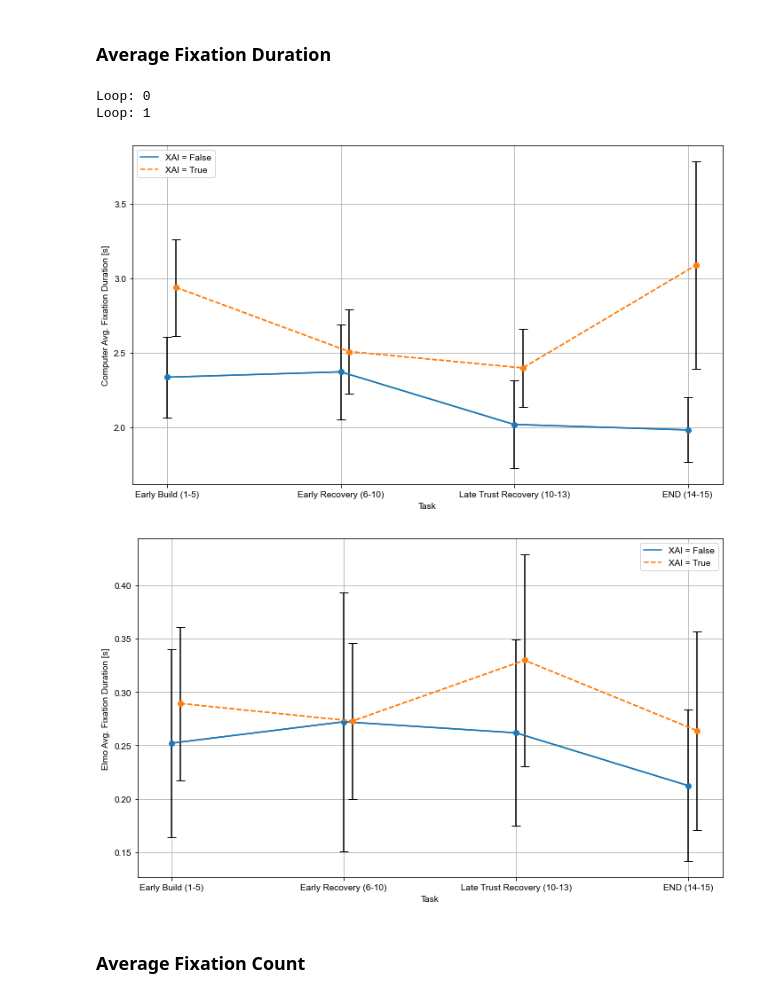
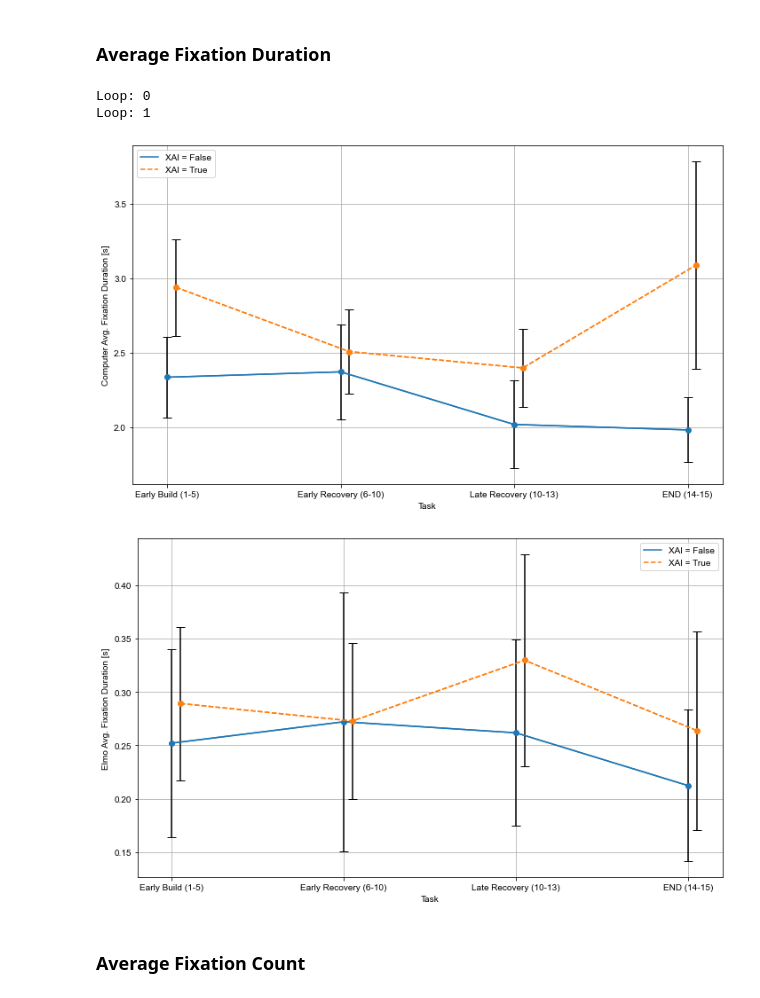
Before and after one commit to haohua13/IVT-Filter-GazeData, a Jupyter notebook: fixation_plots_by_decision.ipynb, the cells around one changed output. Cells and saved outputs as stored; diff of their text form; code cells hidden in the pictures.

```diff
--- a/fixation_plots_by_decision.ipynb
+++ b/fixation_plots_by_decision.ipynb
@@ -936,7 +936,7 @@ def plot_average_count_over_task(o_data, ox_data):
     # add together intro,tutorial and test
     task = np.concatenate((np.array([intro, tutorial]), test))
     positions = [5, 10, 15, 20]
-    labels = ['Early Build (1-5)', 'Early Recovery (6-10)', 'Late Trust Recovery (10-13)', 'END (14-15)']
+    labels = ['Early Build (1-5)', 'Early Recovery (6-10)', 'Late Recovery (10-13)', 'END (14-15)']
     task_ox = [-2, 0, 5.25, 10.25, 15.25, 20.25] # so they don't overlap
 
     plt.figure(figsize=(10, 6))
@@ -960,7 +960,7 @@ def plot_average_count_over_task(o_data, ox_data):
     # Add labels and title
     plt.xlabel('Task')
     plt.ylabel('Computer Avg. Fixation Duration [s]')
-    # plt.title('Fixation Durations Over Task')
+    plt.title('')
     plt.grid(True)
     # Show the plot
     plt.tight_layout()
@@ -976,35 +976,42 @@ def plot_average_count_over_task(o_data, ox_data):
     plt.errorbar(task[2:], o_array_fixation_counts_elmo[2:], o_array_fixation_counts_elmo_sem[2:], color='tab:blue',  ls='-', marker='o', capsize=5, capthick=1, ecolor='black')
     plt.errorbar(task_ox[2:], ox_array_fixation_counts_elmo[2:], ox_array_fixation_counts_elmo_sem[2:], color='tab:orange', marker = 'o', ls = '--', capsize=5, capthick=1, ecolor='black')
     plt.plot(task[2:], o_array_fixation_counts_elmo[2:], color='tab:blue', linestyle = '-')
     plt.plot(task_ox[2:], ox_array_fixation_counts_elmo[2:], color='tab:orange', linestyle = '--')
 
 
     # Add legend for markers "s" and "P" only once
     handles = [
         plt.Line2D([], [], color='tab:blue', linestyle='-', label='XAI = False'),
         plt.Line2D([], [], color='tab:orange', linestyle='--', label='XAI = True'),
     ]
     plt.legend(handles=handles)
 
     plt.xlim(4, 21)
     # Set the x-axis ticks and labels
     plt.xticks(positions, labels)
     # Add labels and title
     plt.xlabel('Task')
     plt.ylabel('Elmo Avg. Fixation Duration [s]')
     # plt.title('Fixation Durations Over Task')
     plt.grid(True)
     # Show the plot
     plt.tight_layout()
     plt.savefig('results/elmo_average_fixation_duration_over_dual_decision_with_sem.png', dpi=1600, bbox_inches='tight')
+
+    # save mean and SEM to csv
+    data = {'task': labels, 'o_mean': o_array_fixation_counts[2:], 'o_sem': o_array_fixation_counts_sem[2:], 'ox_mean': ox_array_fixation_counts[2:], 'ox_sem': ox_array_fixation_counts_sem[2:], 'o_elmo_mean': o_array_fixation_counts_elmo[2:], 'o_elmo_sem': o_array_fixation_counts_elmo_sem[2:], 'ox_elmo_mean': ox_array_fixation_counts_elmo[2:], 'ox_elmo_sem': ox_array_fixation_counts_elmo_sem[2:]}
+    df = pd.DataFrame(data)
+    df.to_csv('results/fixation_duration_phase_statistics.csv', index=False)
     plt.show()
 
+
+
 plot_average_count_over_task(o_data, ox_data)
 # %% [output]
 Loop: 0
 Loop: 1
-[figure, old version]
+[figure, new version]
-[figure, old version]
+[figure, new version]
 # %% [markdown]
 ### Average Fixation Count
 # %%
```
Also changed, not shown: parts of 2 cells of this notebook, 27 other files.
